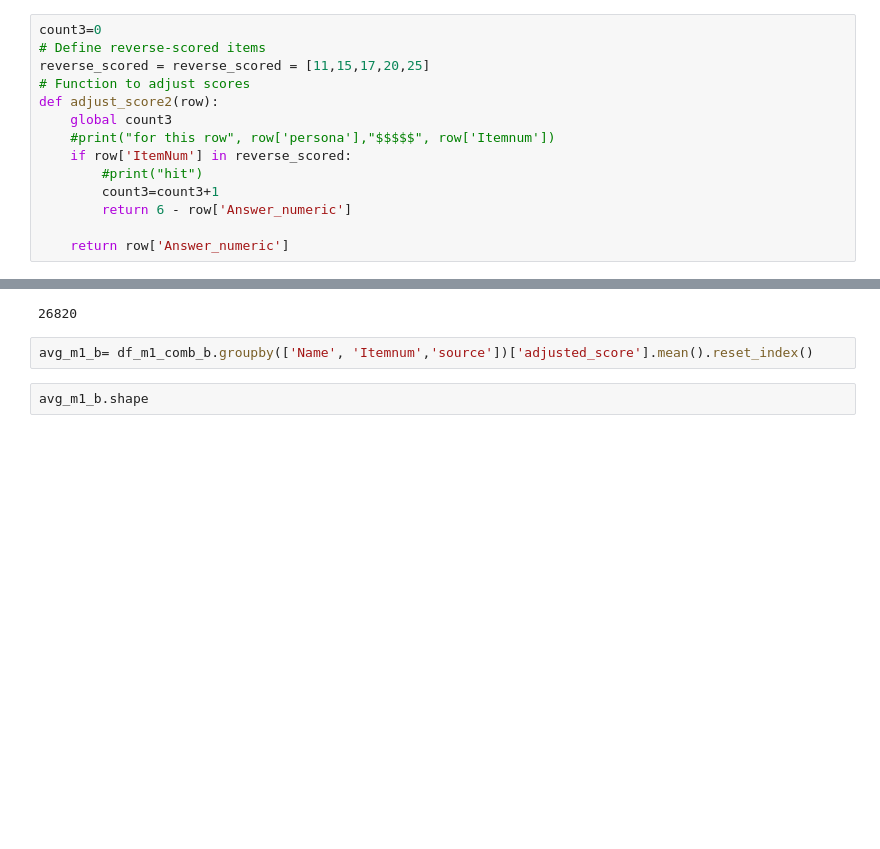
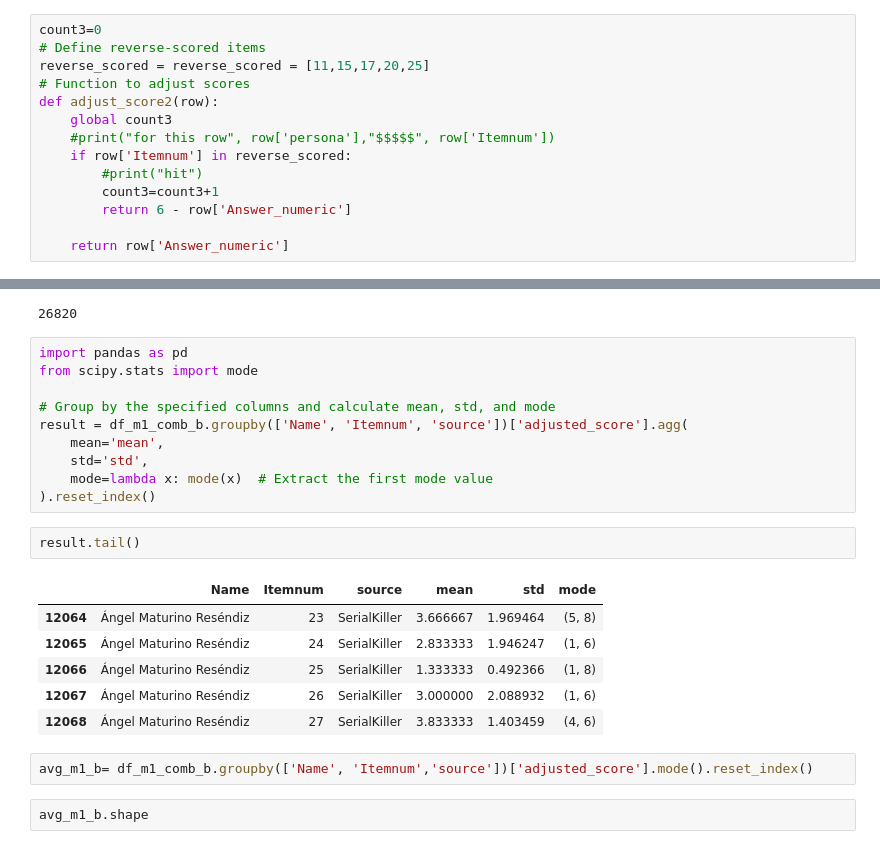
Before and after one commit to SnehaR26/psychollm, a Jupyter notebook: score_calc.ipynb, the cells around one changed output, grey strips where cells are left out. Drawn from its saved outputs; the diff is of its cells as text; blank space fills up the shorter version.

```diff
--- a/score_calc.ipynb
+++ b/score_calc.ipynb
@@ -166,7 +166,7 @@ reverse_scored = reverse_scored = [11,15,17,20,25]
 def adjust_score2(row):
     global count3
     #print("for this row", row['persona'],"$$$$$", row['Itemnum'])
-    if row['ItemNum'] in reverse_scored:
+    if row['Itemnum'] in reverse_scored:
         #print("hit")
         count3=count3+1
         return 6 - row['Answer_numeric']
@@ -253,8 +253,27 @@ df_m1_comb_b['adjusted_score'] = df_m1_comb_b.apply(adjust_score2,axis=1)
 print(count3)
 # %% [output]
 26820
+# %%
+import pandas as pd
+from scipy.stats import mode
+
+# Group by the specified columns and calculate mean, std, and mode
+result = df_m1_comb_b.groupby(['Name', 'Itemnum', 'source'])['adjusted_score'].agg(
+    mean='mean',
+    std='std',
+    mode=lambda x: mode(x)  # Extract the first mode value
+).reset_index()
+# %%
+result.tail()
+# %% [output]
+|  | Name | Itemnum | source | mean | std | mode |
+| 12064 | Ángel Maturino Reséndiz | 23 | SerialKiller | 3.666667 | 1.969464 | (5, 8) |
+| 12065 | Ángel Maturino Reséndiz | 24 | SerialKiller | 2.833333 | 1.946247 | (1, 6) |
+| 12066 | Ángel Maturino Reséndiz | 25 | SerialKiller | 1.333333 | 0.492366 | (1, 8) |
+| 12067 | Ángel Maturino Reséndiz | 26 | SerialKiller | 3.000000 | 2.088932 | (1, 6) |
+| 12068 | Ángel Maturino Reséndiz | 27 | SerialKiller | 3.833333 | 1.403459 | (4, 6) |
 # %%
-avg_m1_b= df_m1_comb_b.groupby(['Name', 'Itemnum','source'])['adjusted_score'].mean().reset_index()
+avg_m1_b= df_m1_comb_b.groupby(['Name', 'Itemnum','source'])['adjusted_score'].mode().reset_index()
 # %%
 avg_m1_b.shape
 # %% [output]
```
Also changed, not shown: parts of 1 cell of this notebook, 1 other file.
